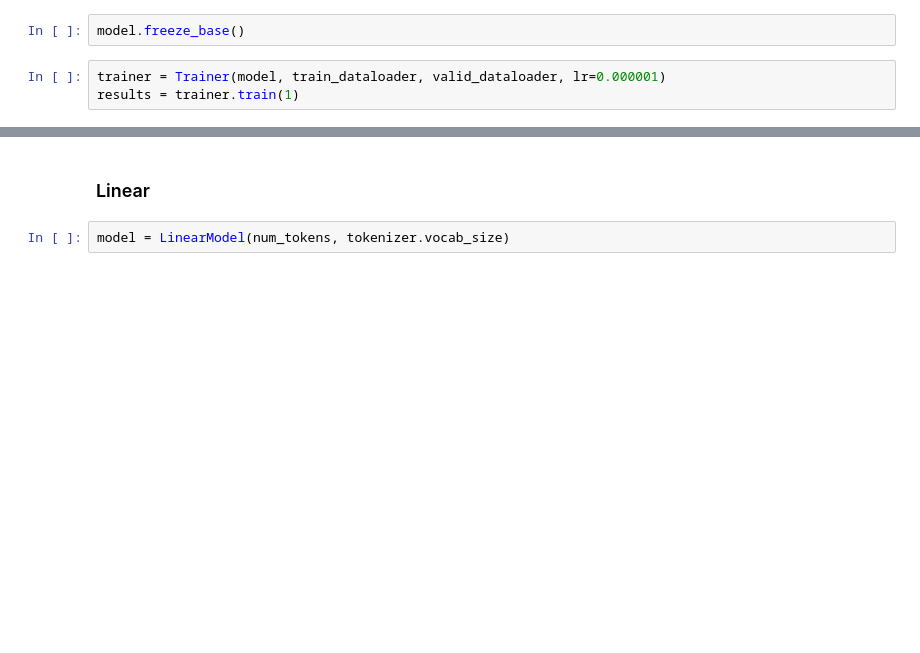
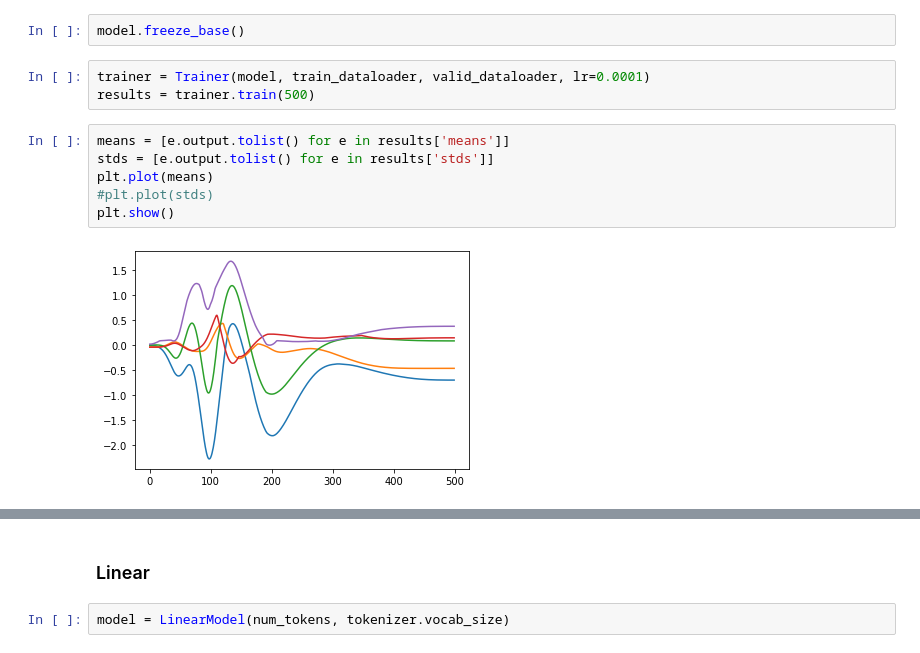
Before and after one commit to RohanM/news-bias, a Jupyter notebook: finetune.ipynb, the cells around one changed output, grey strips where cells are left out. Drawn from its saved outputs; the diff is of its cells as text; blank space fills up the shorter version.

```diff
--- a/finetune.ipynb
+++ b/finetune.ipynb
@@ -407,5 +408,13 @@ Some weights of the model checkpoint at distilbert-base-uncased were not used wh
 # %%
 model.freeze_base()
 # %%
-trainer = Trainer(model, train_dataloader, valid_dataloader, lr=0.000001)
-results = trainer.train(1)
+trainer = Trainer(model, train_dataloader, valid_dataloader, lr=0.0001)
+results = trainer.train(500)
+# %%
+means = [e.output.tolist() for e in results['means']]
+stds = [e.output.tolist() for e in results['stds']]
+plt.plot(means)
+#plt.plot(stds)
+plt.show()
+# %% [output]
+[figure, added]
```
Also changed, not shown: parts of 12 cells of this notebook.
